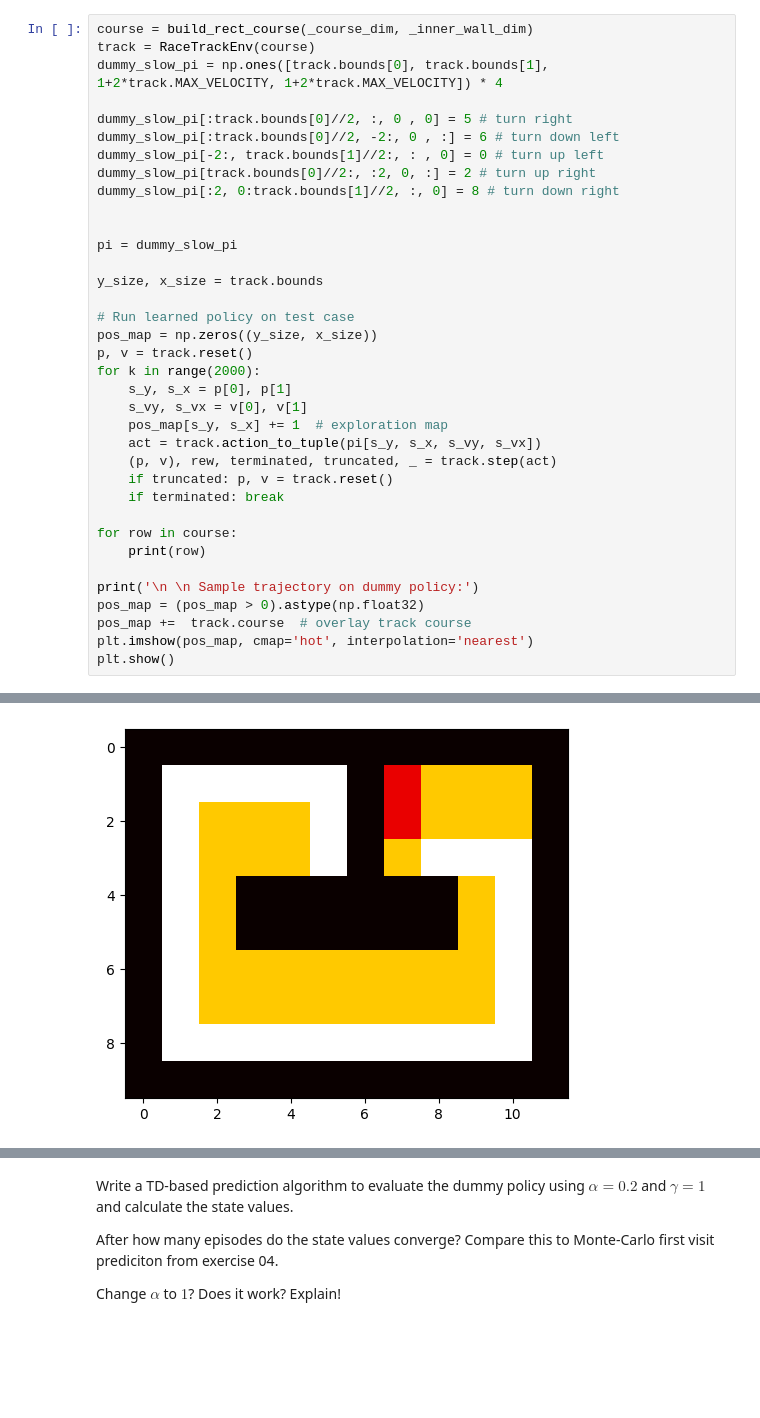
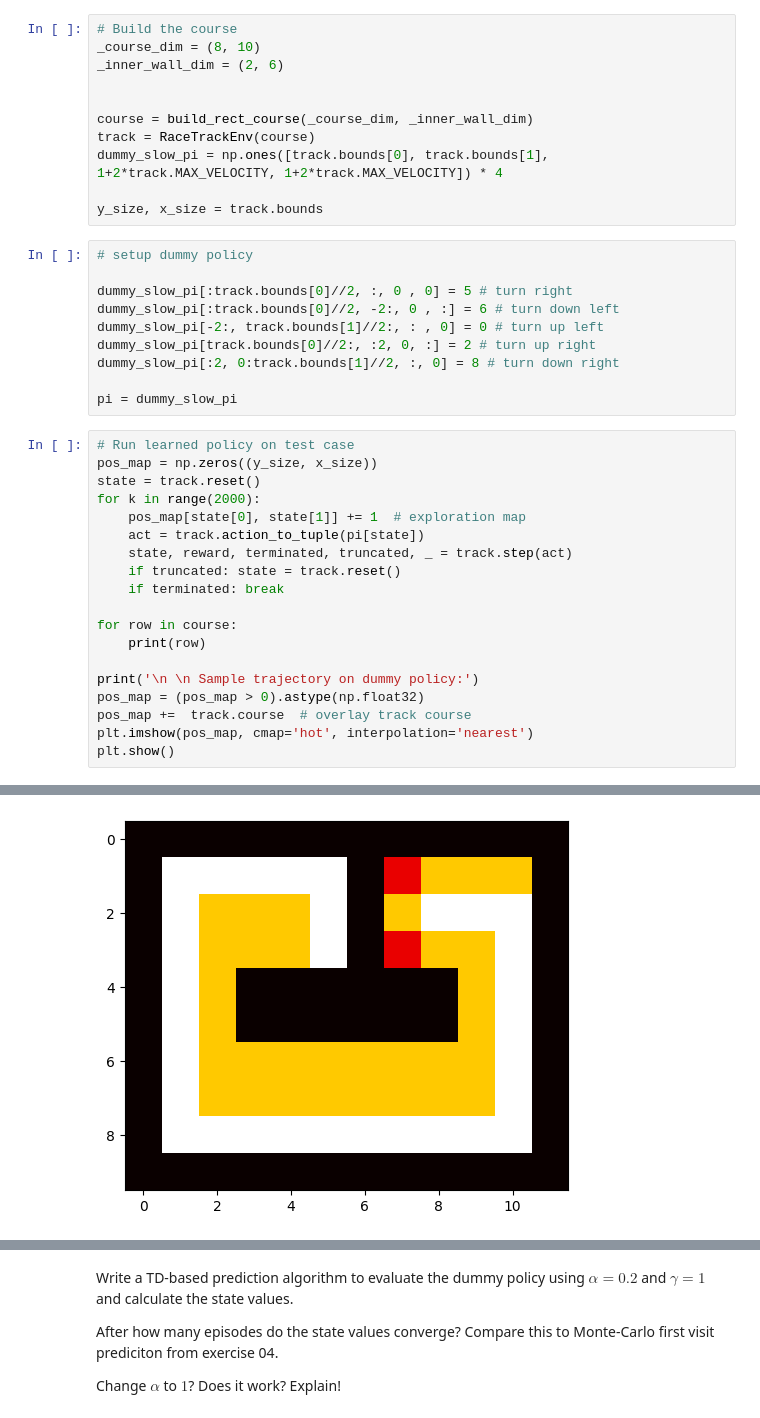
Before and after one commit to upb-lea/reinforcement_learning_course_materials, a Jupyter notebook: exercises/solutions/ex05/TD0_Methods.ipynb, the cells around one changed output, grey strips where cells are left out. Saved outputs shown, nothing was run; the diff lists cells and outputs as text; blank space fills up the shorter version.

```diff
--- a/exercises/solutions/ex05/TD0_Methods.ipynb
+++ b/exercises/solutions/ex05/TD0_Methods.ipynb
@@ -54,52 +22,56 @@ def build_rect_course(course_dim, inner_wall_dim):
+# %%
+# Build the course
+_course_dim = (8, 10)
+_inner_wall_dim = (2, 6)
+
+
+course = build_rect_course(_course_dim, _inner_wall_dim)
+track = RaceTrackEnv(course)
+dummy_slow_pi = np.ones([track.bounds[0], track.bounds[1], 1+2*track.MAX_VELOCITY, 1+2*track.MAX_VELOCITY]) * 4
+
+y_size, x_size = track.bounds
+# %%
+# setup dummy policy
+
+dummy_slow_pi[:track.bounds[0]//2, :, 0 , 0] = 5 # turn right
+dummy_slow_pi[:track.bounds[0]//2, -2:, 0 , :] = 6 # turn down left
+dummy_slow_pi[-2:, track.bounds[1]//2:, : , 0] = 0 # turn up left
+dummy_slow_pi[track.bounds[0]//2:, :2, 0, :] = 2 # turn up right
+dummy_slow_pi[:2, 0:track.bounds[1]//2, :, 0] = 8 # turn down right
+
+pi = dummy_slow_pi
 # %%
-course = build_rect_course(_course_dim, _inner_wall_dim)
-track = RaceTrackEnv(course)
-dummy_slow_pi = np.ones([track.bounds[0], track.bounds[1], 1+2*track.MAX_VELOCITY, 1+2*track.MAX_VELOCITY]) * 4
-
-dummy_slow_pi[:track.bounds[0]//2, :, 0 , 0] = 5 # turn right
-dummy_slow_pi[:track.bounds[0]//2, -2:, 0 , :] = 6 # turn down left
-dummy_slow_pi[-2:, track.bounds[1]//2:, : , 0] = 0 # turn up left
-dummy_slow_pi[track.bounds[0]//2:, :2, 0, :] = 2 # turn up right
-dummy_slow_pi[:2, 0:track.bounds[1]//2, :, 0] = 8 # turn down right
-
-
-pi = dummy_slow_pi
-
-y_size, x_size = track.bounds
-
 # Run learned policy on test case
 pos_map = np.zeros((y_size, x_size))
-p, v = track.reset()
+state = track.reset()
 for k in range(2000):
-    s_y, s_x = p[0], p[1]
-    s_vy, s_vx = v[0], v[1]
-    pos_map[s_y, s_x] += 1  # exploration map
-    act = track.action_to_tuple(pi[s_y, s_x, s_vy, s_vx])
-    (p, v), rew, terminated, truncated, _ = track.step(act)
-    if truncated: p, v = track.reset()
+    pos_map[state[0], state[1]] += 1  # exploration map
+    act = track.action_to_tuple(pi[state])
+    state, reward, terminated, truncated, _ = track.step(act)
+    if truncated: state = track.reset()
     if terminated: break
 
 for row in course:
     print(row)
 
 print('\n \n Sample trajectory on dummy policy:')
 pos_map = (pos_map > 0).astype(np.float32)
 pos_map +=  track.course  # overlay track course
 plt.imshow(pos_map, cmap='hot', interpolation='nearest')
 plt.show()
 # %% [output]
 WWWWWWWWWWWW
 Woooo+W-oooW
 Woooo+W-oooW
 Woooo+W-oooW
 WooWWWWWWooW
 WooWWWWWWooW
 WooooooooooW
 WooooooooooW
 WooooooooooW
 WWWWWWWWWWWW
 
 
  Sample trajectory on dummy policy:
-[figure, old version]
+[figure, new version]
 # %% [markdown]
```
Also changed, not shown: parts of 26 cells of this notebook, 28 other files.
